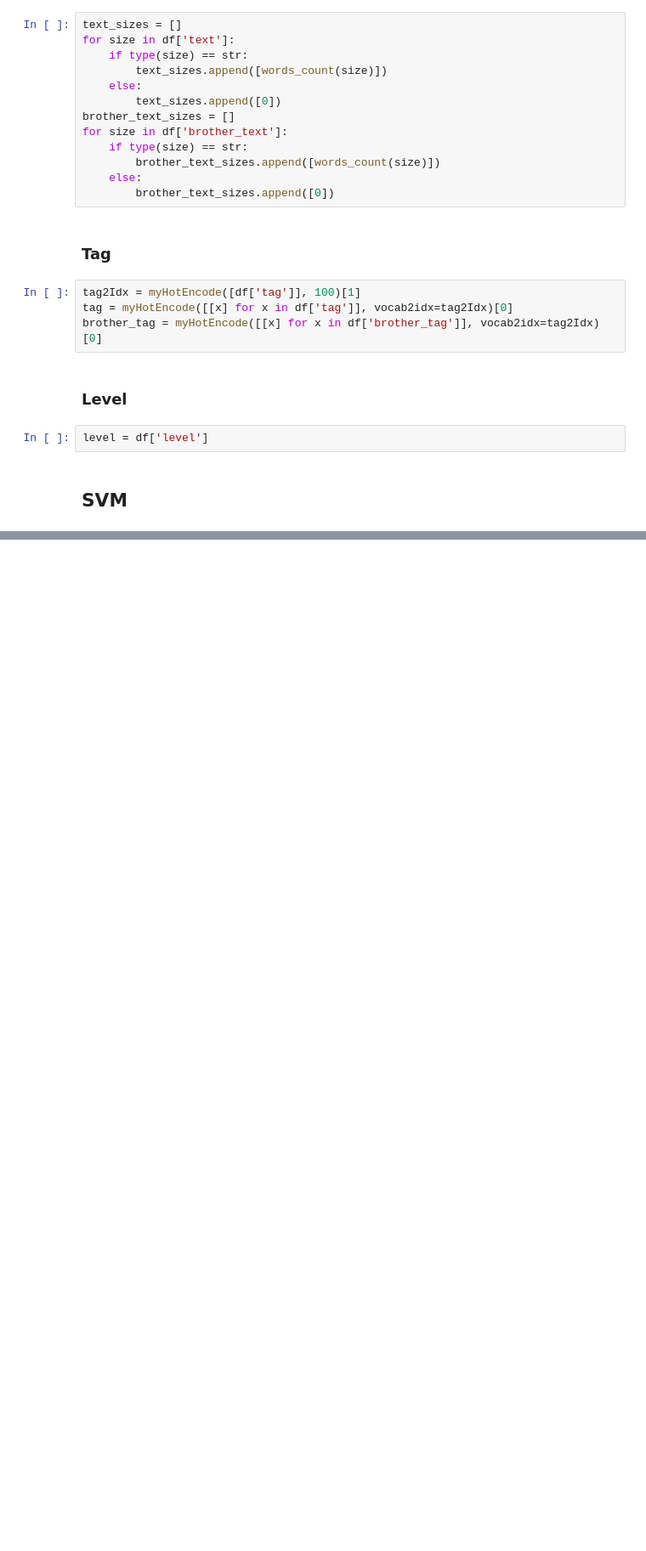
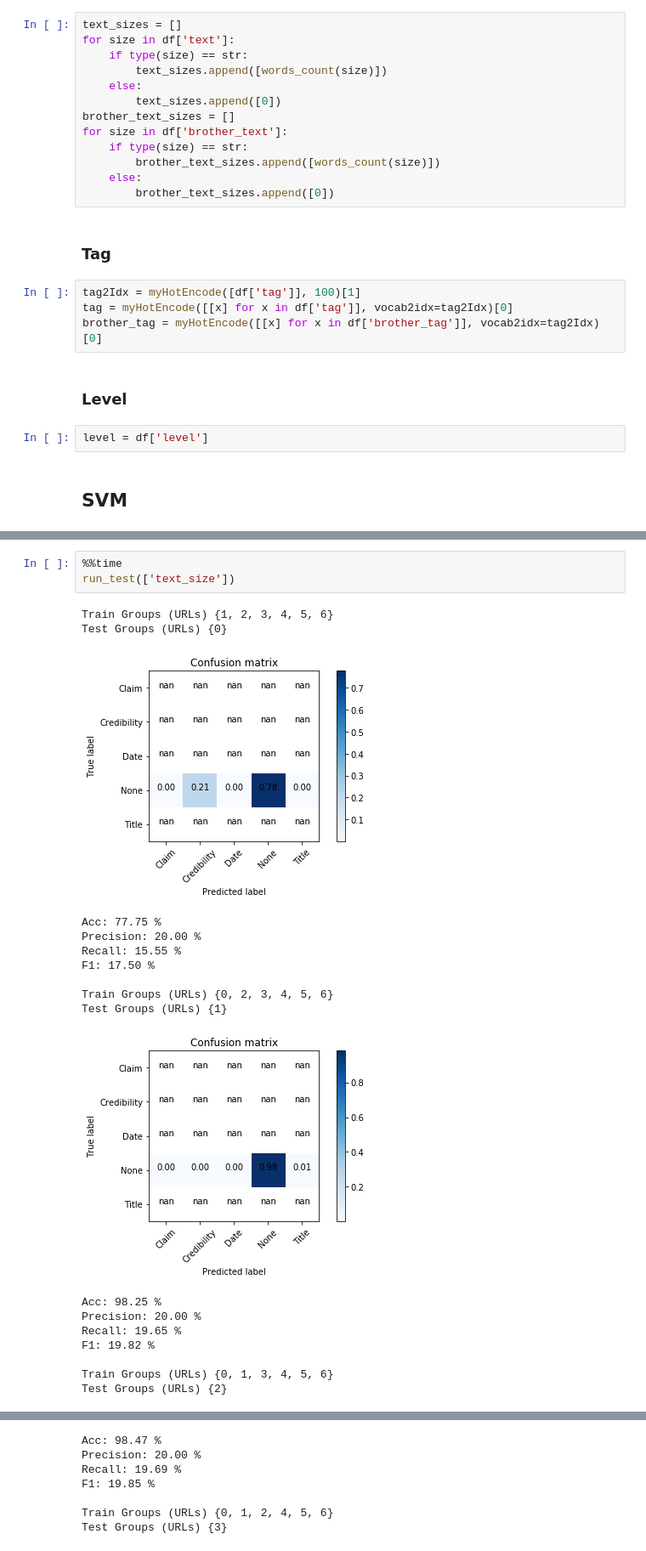
Before and after one commit to vwoloszyn/claim2features, a Jupyter notebook: final2.ipynb, the cells around one changed output, grey strips where cells are left out. Shown at 85% size. Saved outputs shown, nothing was run; the diff lists cells and outputs as text; blank space fills up the shorter version.

```diff
--- a/final2.ipynb
+++ b/final2.ipynb
@@ -538,0 +520,22 @@ plot_confusion_matrix(cm, svm.classes_, normalize=True)
+# %%
+%%time
+run_test(['text_size'])
+# %% [output]
+Train Groups (URLs) {1, 2, 3, 4, 5, 6}
+Test Groups (URLs) {0}
+[figure, added]
+Acc: 77.75 %
+Precision: 20.00 %
+Recall: 15.55 %
+F1: 17.50 %
+
+Train Groups (URLs) {0, 2, 3, 4, 5, 6}
+Test Groups (URLs) {1}
+[figure, added]
+Acc: 98.25 %
+Precision: 20.00 %
+Recall: 19.65 %
+F1: 19.82 %
+
+Train Groups (URLs) {0, 1, 3, 4, 5, 6}
+Test Groups (URLs) {2}
@@ -538,0 +543,7 @@ plot_confusion_matrix(cm, svm.classes_, normalize=True)
+Acc: 98.47 %
+Precision: 20.00 %
+Recall: 19.69 %
+F1: 19.85 %
+
+Train Groups (URLs) {0, 1, 2, 4, 5, 6}
+Test Groups (URLs) {3}
```
Also changed, not shown: parts of 52 cells of this notebook.
